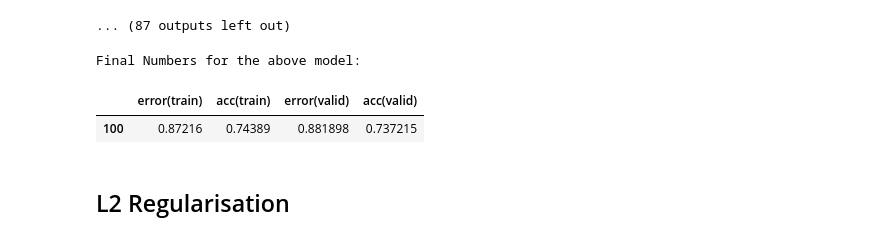
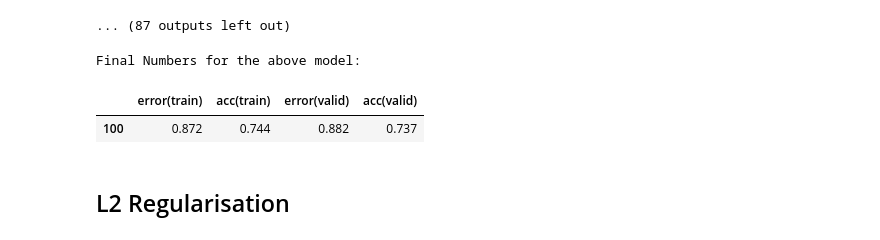
Before and after one commit to FlintyTub49/MLPractical-UoE, a Jupyter notebook: notebooks/Coursework_1.ipynb, the cells around one changed output. Drawn from its saved outputs; the diff is of its cells as text; code cells hidden in the pictures.

```diff
--- a/notebooks/Coursework_1.ipynb
+++ b/notebooks/Coursework_1.ipynb
@@ -551,11 +551,11 @@ Epoch 12: 5.7s to complete
 # %%
 print(f'Final Numbers for the above model:')
 saveModel('l1_0.001', dropout_testing)
-pd.DataFrame(l1_testing[0], columns = [i for i in dropout_testing[1].keys()]).tail(1)
+pd.DataFrame(l1_testing[0], columns = [i for i in dropout_testing[1].keys()]).tail(1).round(3)
 # %% [output]
 Final Numbers for the above model:
 |  | error(train) | acc(train) | error(valid) | acc(valid) |
-| 100 | 0.87216 | 0.74389 | 0.881898 | 0.737215 |
+| 100 | 0.872 | 0.744 | 0.882 | 0.737 |
 # %% [markdown]
 ## L2 Regularisation
 # %%
```
Also changed, not shown: parts of 6 cells of this notebook, 10 other files.
